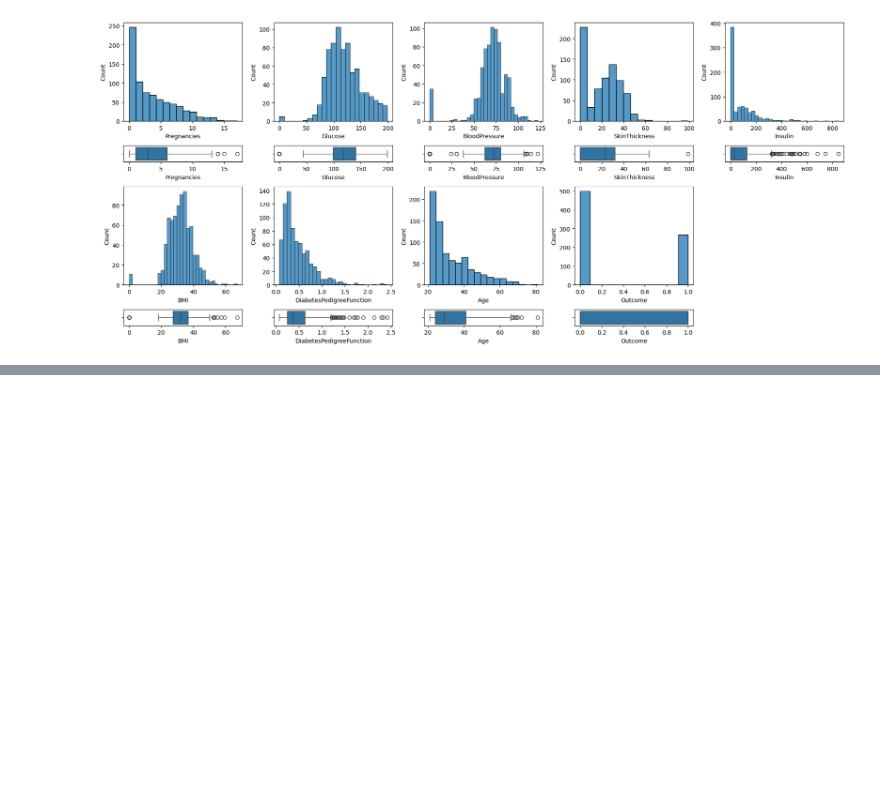
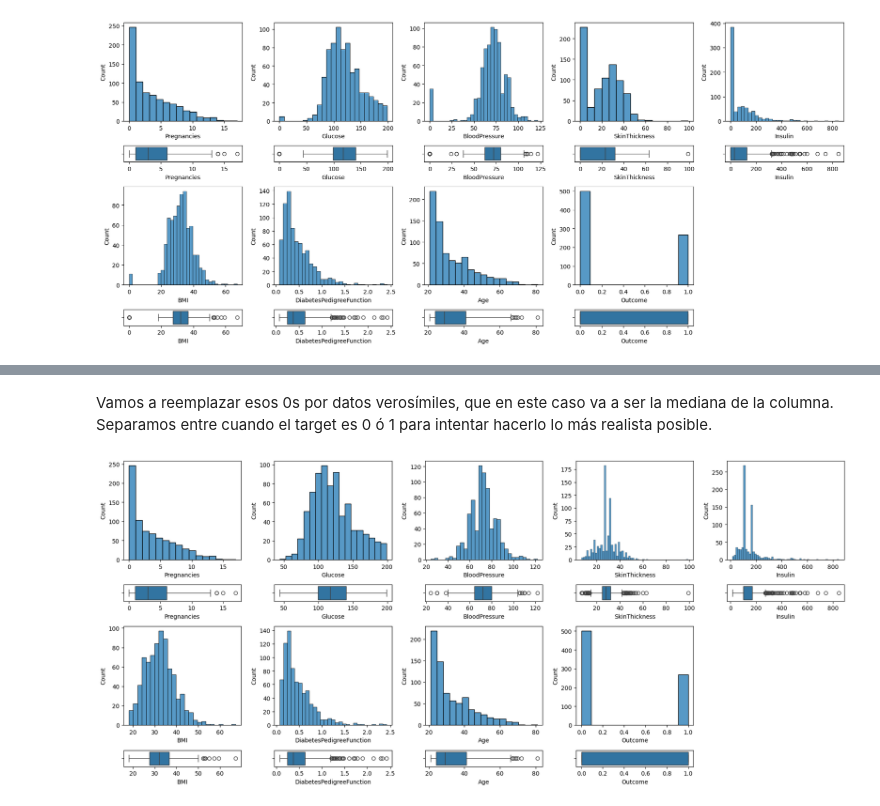
Before and after one commit to javier-senda/decision-tree, a Jupyter notebook: src/EDA.ipynb, the cells around one changed output, grey strips where cells are left out. Drawn from its saved outputs; the diff is of its cells as text; code cells hidden in the pictures; blank space fills up the shorter version.

```diff
--- a/src/EDA.ipynb
+++ b/src/EDA.ipynb
@@ -113,0 +121,59 @@ plt.show()
+# %% [markdown]
+Vamos a reemplazar esos 0s por datos verosímiles, que en este caso va a ser la mediana de la columna. Separamos entre cuando el target es 0 ó 1 para intentar hacerlo lo más realista posible.
+# %%
+cols_with_zeros = ['Glucose', 'BloodPressure', 'SkinThickness', 'Insulin', 'BMI']
+
+
+def impute_zeros_by_median_per_outcome(dataset, columns):
+
+    df_copy = dataset.copy()
+
+    df_copy[columns] = df_copy[columns].astype(float)
+
+    for col in columns:
+        for outcome_val in [0, 1]:
+            median_val = df_copy[(df_copy['Outcome'] == outcome_val) & (df_copy[col] != 0)][col].median()
+            mask = (df_copy['Outcome'] == outcome_val) & (df_copy[col] == 0)
+            df_copy.loc[mask, col] = median_val
+
+    return df_copy
+
+total_data_processed = impute_zeros_by_median_per_outcome(total_data, cols_with_zeros)
+# %%
+fig, axis = plt.subplots(4, 5, figsize=(18, 8), gridspec_kw={"height_ratios": [6, 1] * 2})
+
+sns.histplot(ax=axis[0, 0], data=total_data_processed, x="Pregnancies")
+sns.boxplot(ax=axis[1, 0], data=total_data_processed, x="Pregnancies")
+
+sns.histplot(ax=axis[0, 1], data=total_data_processed, x="Glucose")
+sns.boxplot(ax=axis[1, 1], data=total_data_processed, x="Glucose")
+
+sns.histplot(ax=axis[0, 2], data=total_data_processed, x="BloodPressure")
+sns.boxplot(ax=axis[1, 2], data=total_data_processed, x="BloodPressure")
+
+sns.histplot(ax=axis[0, 3], data=total_data_processed, x="SkinThickness")
+sns.boxplot(ax=axis[1, 3], data=total_data_processed, x="SkinThickness")
+
+sns.histplot(ax=axis[0, 4], data=total_data_processed, x="Insulin")
+sns.boxplot(ax=axis[1, 4], data=total_data_processed, x="Insulin")
+
+sns.histplot(ax=axis[2, 0], data=total_data_processed, x="BMI")
+sns.boxplot(ax=axis[3, 0], data=total_data_processed, x="BMI")
+
+sns.histplot(ax=axis[2, 1], data=total_data_processed, x="DiabetesPedigreeFunction")
+sns.boxplot(ax=axis[3, 1], data=total_data_processed, x="DiabetesPedigreeFunction")
+
+sns.histplot(ax=axis[2, 2], data=total_data_processed, x="Age")
+sns.boxplot(ax=axis[3, 2], data=total_data_processed, x="Age")
+
+sns.histplot(ax=axis[2, 3], data=total_data_processed, x="Outcome")
+sns.boxplot(ax=axis[3, 3], data=total_data_processed, x="Outcome")
+
+fig.delaxes(axis[2,4])
+fig.delaxes(axis[3,4])
+
+plt.tight_layout()
+
+plt.show()
+# %% [output]
+[figure, added]
```
Also changed, not shown: parts of 20 cells of this notebook, 1 other file.
